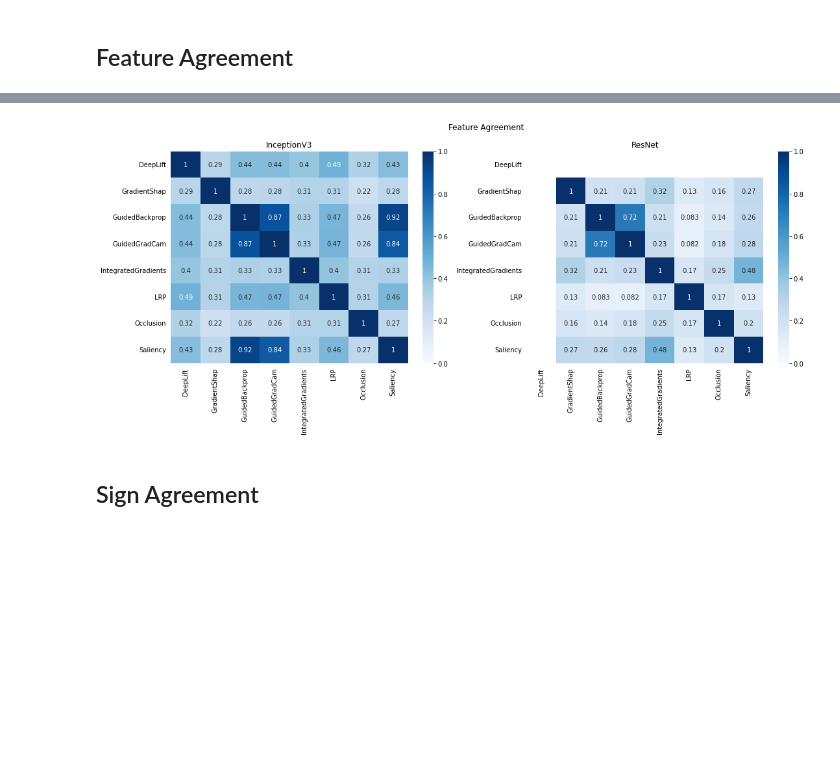
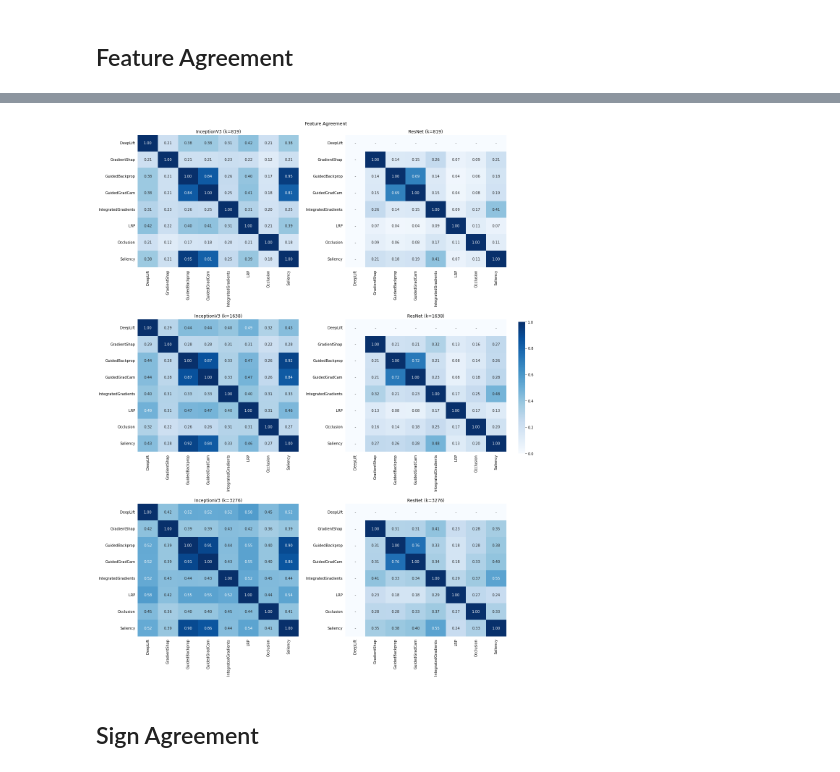
Before and after one commit to mdnam2410/thesis, a Jupyter notebook: visualization.ipynb, the cells around one changed output, grey strips where cells are left out. Saved outputs shown, nothing was run; the diff lists cells and outputs as text; code cells hidden in the pictures; blank space fills up the shorter version.

Commit message:
feat: Improve visualization and add feature agreement demo

```diff
--- a/visualization.ipynb
+++ b/visualization.ipynb
@@ -158,3 +163,8 @@ def visualize_many(heatmaps, metric_name='', **options):
 
     fig.suptitle(metric_name)
     return fig, axes
+# %%
+def get_annot_array(data: np.ndarray):
+    str_array = np.char.mod('%.2f', data)
+    str_array[str_array == 'nan'] = '-'
+    return str_array
@@ -168,7 +215,13 @@ def get_top_k(exp, k):
     return result
 # %% [markdown]
 ## Feature Agreement
+# %%
+percentages = [0.05, 0.1, 0.2]
+num_pixels = 128 * 128
+ks = list(map(lambda p: int(num_pixels * p), percentages))
 # %%
 %%time
-heatmap_fa = compute_heatmaps(explanations, metric=feature_agreement, k=int(128 * 128 * 0.1))
+heatmap_fa = dict()
+for k in ks:
+    heatmap_fa[k] = compute_heatmaps(explanations, metric=feature_agreement, k=k)
 # %% [output]
@@ -177,15 +230,15 @@ Wall time: 3 s
 # %%
 options = {
     'vmin': 0,
     'vmax': 1,
     'cmap': 'Blues'
 }
 
-fig_fa, axes_fa = visualize_many(heatmap_fa, metric_name='Feature Agreement', **options)
+fig_fa, axes_fa = visualize_many_with_k(heatmap_fa, ks, metric_name='Feature Agreement', **options)
 fig_fa.savefig('figures/feature-agreement', bbox_inches='tight')
 plt.show()
 # %% [output]
-[figure, old version]
+[figure, new version]
 # %% [markdown]
 ## Sign Agreement
 # %%
```
Also changed, not shown: parts of 23 cells of this notebook, 11 other files.
